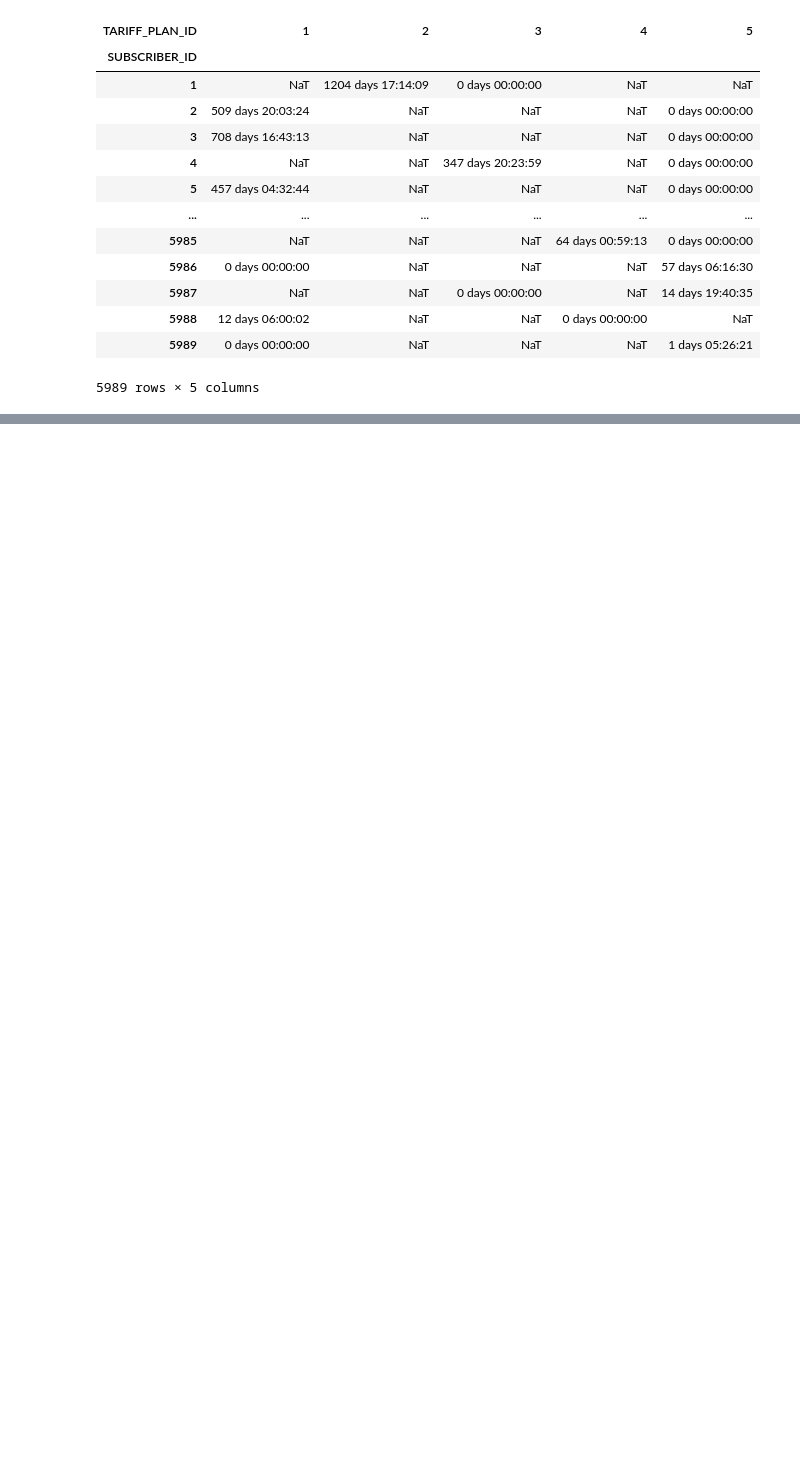
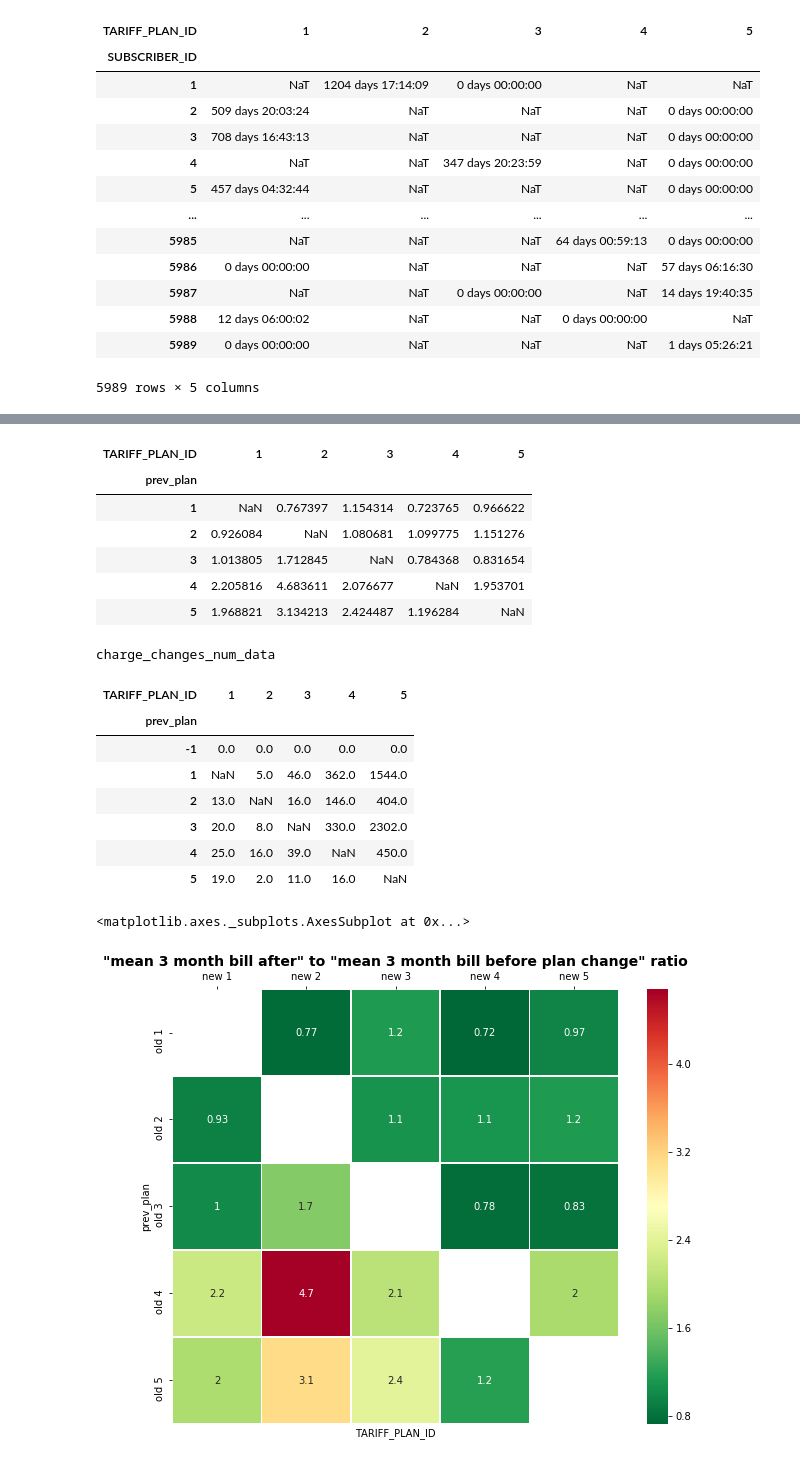
Before and after one commit to anatol-grabowski/test_task_plans_data, a Jupyter notebook: task3.ipynb, the cells around one changed output, grey strips where cells are left out. Cells and saved outputs as stored; diff of their text form; code cells hidden in the pictures; blank space fills up the shorter version.

Commit message:
added charge_changes

```diff
--- a/task3.ipynb
+++ b/task3.ipynb
@@ -240,0 +382,41 @@ HTML(filename='migrations-flow/dist/index.html')
+# %%
+charge_changes = ps_with_chs.pivot_table(index='prev_plan', columns='TARIFF_PLAN_ID', values='change3', aggfunc=np.mean)
+charge_changes_num_data = ps_with_chs.pivot_table(index='prev_plan', columns='TARIFF_PLAN_ID', values='change3', aggfunc=lambda s: (s > 0).sum())
+before_unpayers = ps_with_chs.pivot_table(index='prev_plan', columns='TARIFF_PLAN_ID', values='was0', aggfunc=np.sum)
+after_unpayers = ps_with_chs.pivot_table(index='prev_plan', columns='TARIFF_PLAN_ID', values='bec0', aggfunc=np.sum)
+with pd.option_context('display.max_rows', 10):
+    # display(charge_changes.style.background_gradient(cmap='summer'))
+    display(charge_changes)
+    print('charge_changes_num_data')
+    display(charge_changes_num_data)
+#     display(former_unpayers)
+#     display(after_unpayers)
+fig, ax = plt.subplots(figsize=(10,8))
+ax.set_title('"mean 3 month bill after" to "mean 3 month bill before plan change" ratio',
+             fontsize=14, fontweight="bold")
+ax.xaxis.set_ticks_position('top')
+# labels = np.array([[v if v > 0 else 0 for v in row] for row in charge_changes_num_data.values[1:]])
+# print(labels)
+sns.heatmap(charge_changes, cmap='RdYlGn_r', linewidths=0.5, annot=True, ax=ax,
+            xticklabels=['new ' + str(col) for col in charge_changes],
+            yticklabels=['old ' + str(row) for row in charge_changes.index]
+           )
+# %% [output]
+| TARIFF_PLAN_ID | 1 | 2 | 3 | 4 | 5 |
+| prev_plan |  |  |  |  |  |
+| 1 | NaN | 0.767397 | 1.154314 | 0.723765 | 0.966622 |
+| 2 | 0.926084 | NaN | 1.080681 | 1.099775 | 1.151276 |
+| 3 | 1.013805 | 1.712845 | NaN | 0.784368 | 0.831654 |
+| 4 | 2.205816 | 4.683611 | 2.076677 | NaN | 1.953701 |
+| 5 | 1.968821 | 3.134213 | 2.424487 | 1.196284 | NaN |
+charge_changes_num_data
+| TARIFF_PLAN_ID | 1 | 2 | 3 | 4 | 5 |
+| prev_plan |  |  |  |  |  |
+| -1 | 0.0 | 0.0 | 0.0 | 0.0 | 0.0 |
+| 1 | NaN | 5.0 | 46.0 | 362.0 | 1544.0 |
+| 2 | 13.0 | NaN | 16.0 | 146.0 | 404.0 |
+| 3 | 20.0 | 8.0 | NaN | 330.0 | 2302.0 |
+| 4 | 25.0 | 16.0 | 39.0 | NaN | 450.0 |
+| 5 | 19.0 | 2.0 | 11.0 | 16.0 | NaN |
+<matplotlib.axes._subplots.AxesSubplot at 0x...>
+[figure, added]
```
Also changed, not shown: parts of 13 cells of this notebook, 7 other files.
